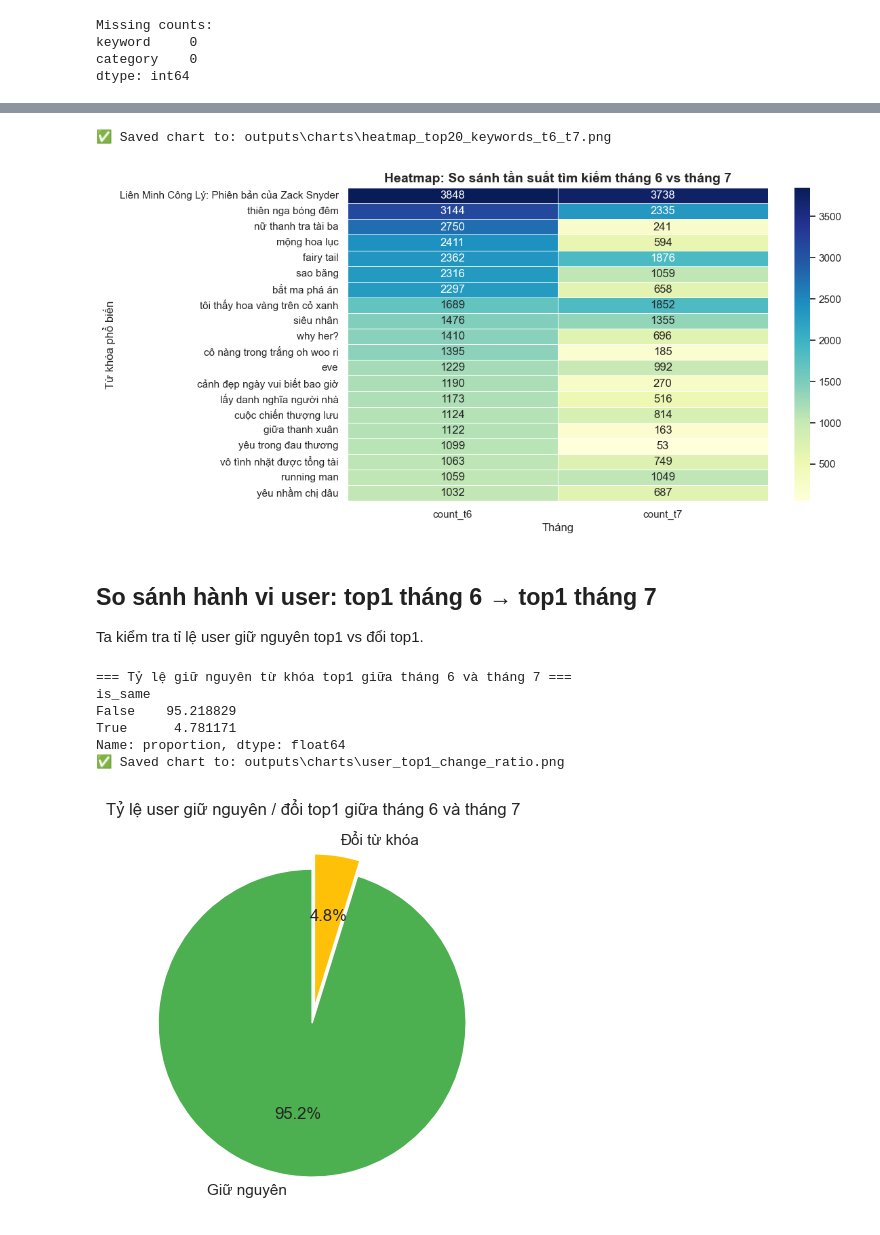
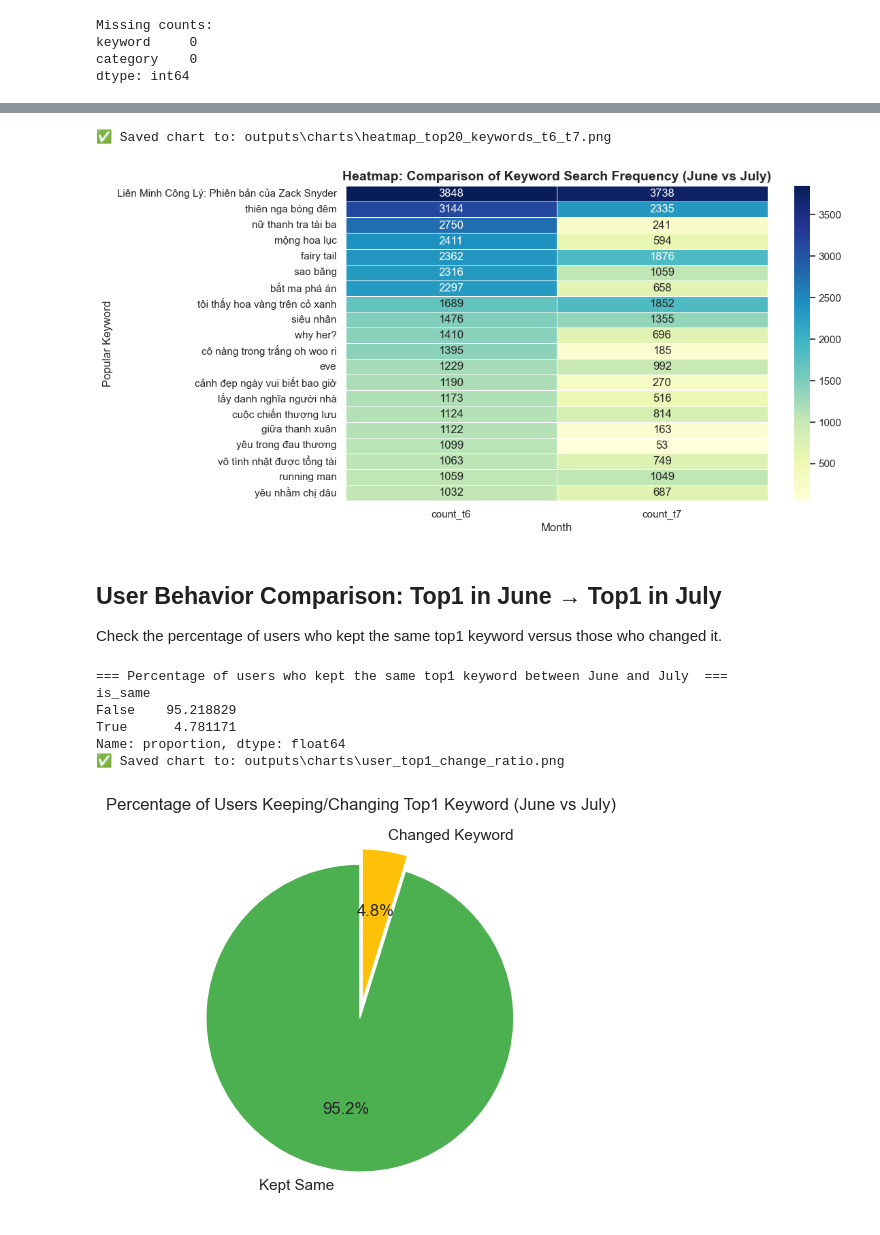
Before and after one commit to DiuNH1710/ETL_log_search, a Jupyter notebook: eda_keywords.ipynb, the cells around one changed output, grey strips where cells are left out. Cells and saved outputs as stored; diff of their text form; code cells hidden in the pictures.

```diff
--- a/eda_keywords.ipynb
+++ b/eda_keywords.ipynb
@@ -55,7 +57,7 @@ Charts folder: D:\study_de\Homework\log_search_etl\outputs\charts
 # %%
 def savefig(filename: str):
     """
-    Lưu biểu đồ hiện tại vào thư mục outputs/charts
+    Save the current plot to the outputs/charts folder.
     """
     filepath = CHARTS_DIR / f"{filename}.png"
     plt.savefig(filepath, dpi=300, bbox_inches="tight")
@@ -73,51 +75,51 @@ from typing import Optional
 import glob
 
 def read_single_csv_from_folder(folder: Path) -> pd.DataFrame:
-    """Đọc 1 file CSV và báo số dòng bị bỏ qua."""
+    """ Read a single CSV file from the given folder and report the number of skipped lines."""
     pattern = str(folder / "*.csv")
     files = [f for f in glob.glob(pattern) if not os.path.basename(f).startswith("._") and "_SUCCESS" not in os.path.basename(f)]
     if not files:
-        raise FileNotFoundError(f"Không tìm thấy file CSV trong {folder}")
+        raise FileNotFoundError(f"No CSV file found in {folder}")
 
     file_path = files[0]
-    print(f"Đang đọc: {os.path.basename(file_path)}")
+    print(f"Reading file: {os.path.basename(file_path)}")
 
-    # Đếm tổng số dòng trong file
+    # Count total lines in the file
     with open(file_path, "r", encoding="utf-8") as f:
         total_lines = sum(1 for _ in f)
 
-    # Đọc với pandas, bỏ qua dòng lỗi
+    # Read with pandas, skip bad lines
     df = pd.read_csv(file_path, on_bad_lines="skip", engine="python")
 
-    skipped = total_lines - len(df) - 1  # Trừ 1 vì dòng header
-    print(f" Đọc thành công {len(df):,} dòng. Bỏ qua khoảng {skipped:,} dòng lỗi.")
+    skipped = total_lines - len(df) - 1  # subtract 1 for header
+    print(f"Successfully read {len(df):,} rows. Skipped approximately {skipped:,} bad lines.")
 
     return df
 
-# Đọc các bảng chính (bắt lỗi nếu thiếu)
+# Read main tables (handle errors if missing)
 try:
     df_top_month = read_single_csv_from_folder(OUTPUTS_DIR / "top_keyword_by_month")
 except Exception as e:
-    print("Không đọc được top_keyword_by_month:", e)
+    print("Failed to read top_keyword_by_month:", e)
     df_top_month = pd.DataFrame()
 
 try:
     df_top1 = read_single_csv_from_folder(OUTPUTS_DIR / "top1_keywords")
 except Exception as e:
-    print("Không đọc được top1_keywords:", e)
+    print("Failed to read top1_keywords:", e)
     df_top1 = pd.DataFrame()
 
 try:
     df_top3 = read_single_csv_from_folder(OUTPUTS_DIR / "top3_keywords")
 except Exception as e:
-    print("Không đọc được top3_keywords:", e)
+    print("Failed to read top3_keywords:", e)
     df_top3 = pd.DataFrame()
 
 classified_path = OUTPUTS_DIR / "keyword_classified_top30.csv"
 if classified_path.exists():
     df_classified = pd.read_csv(classified_path)
-    print("Đã đọc keyword_classified_top30.csv")
+    print("Successfully read keyword_classified_top30.csv")
 else:
-    print("Không tìm thấy keyword_classified_top30.csv")
+    print("keyword_classified_top30.csv not found")
     df_classified = pd.DataFrame()
 # %% [output]
@@ -260,74 +262,74 @@ Trực quan hóa **mức độ phổ biến của các từ khóa** giữa hai t
 import seaborn as sns
 import matplotlib.pyplot as plt
 
-# Đếm tần suất xuất hiện của mỗi keyword theo tháng
+# Count keyword occurrences per month
 count_t6 = df_top_month['most_search_t6'].value_counts().reset_index()
 count_t6.columns = ['keyword', 'count_t6']
 
 count_t7 = df_top_month['most_search_t7'].value_counts().reset_index()
 count_t7.columns = ['keyword', 'count_t7']
 
-# Gộp 2 tháng lại
+# Merge two months
 compare_df = pd.merge(count_t6, count_t7, on='keyword', how='outer').fillna(0)
 
-# Lấy top 20 từ khóa phổ biến nhất trong 2 tháng
+# Select top 20 keywords across the two months
 top_keywords = compare_df.nlargest(20, ['count_t6', 'count_t7']).set_index('keyword')
 
-# Vẽ heatmap
+# Plot heatmap
 plt.figure(figsize=(10, 6))
 sns.heatmap(
     top_keywords,
-    annot=True,            # hiển thị số trên ô
+    annot=True,            # display numbers in cells
     fmt=".0f",
-    cmap="YlGnBu",         # bảng màu từ vàng → xanh lam
+    cmap="YlGnBu",         # color map: yellow → blue
     linewidths=0.5
 )
-plt.title("Heatmap: So sánh tần suất tìm kiếm tháng 6 vs tháng 7", fontsize=14, fontweight='bold')
-plt.xlabel("Tháng")
-plt.ylabel("Từ khóa phổ biến")
+plt.title("Heatmap: Comparison of Keyword Search Frequency (June vs July)", fontsize=14, fontweight='bold')
+plt.xlabel("Month")
+plt.ylabel("Popular Keyword")
 savefig("heatmap_top20_keywords_t6_t7")
 plt.show()
 # %% [output]
 ✅ Saved chart to: outputs\charts\heatmap_top20_keywords_t6_t7.png
-[figure, old version]
+[figure, new version]
 # %% [markdown]
-## So sánh hành vi user: top1 tháng 6 → top1 tháng 7
-Ta kiểm tra tỉ lệ user giữ nguyên top1 vs đổi top1.
+## User Behavior Comparison: Top1 in June → Top1 in July
+Check the percentage of users who kept the same top1 keyword versus those who changed it.
 # %%
-## So sánh hành vi user: top1 tháng 6 → top1 tháng 7
+## User Behavior Comparison: Top1 in June → Top1 in July
 
-# Lấy ra cặp (user_id, most_search_t6, most_search_t7)
+# Select (user_id, most_search_t6, most_search_t7)
 df_compare = df_top_month[['user_id', 'most_search_t6', 'most_search_t7']].dropna(subset=['most_search_t6', 'most_search_t7'])
 
-# Tạo cột mới xác định người dùng có giữ nguyên top1 hay không
+# Create a new column indicating if the user kept the same top1 keyword
 df_compare['is_same'] = df_compare['most_search_t6'] == df_compare['most_search_t7']
 
-# Tính tỷ lệ phần trăm
+# Calculate percentage
 ratio = df_compare['is_same'].value_counts(normalize=True) * 100
 
-print("=== Tỷ lệ giữ nguyên từ khóa top1 giữa tháng 6 và tháng 7 ===")
+print("=== Percentage of users who kept the same top1 keyword between June and July  ===")
 print(ratio)
 
-# Vẽ biểu đồ tròn thể hiện sự thay đổi hành vi
+# Plot pie chart to show user behavior change
 plt.figure(figsize=(5, 5))
 plt.pie(
     ratio,
-    labels=['Giữ nguyên', 'Đổi từ khóa'],
+    labels=['Kept Same', 'Changed Keyword'],
     autopct='%.1f%%',
     colors=['#4CAF50', '#FFC107'],
     startangle=90,
     explode=(0.05, 0.05)
 )
-plt.title("Tỷ lệ user giữ nguyên / đổi top1 giữa tháng 6 và tháng 7")
+plt.title("Percentage of Users Keeping/Changing Top1 Keyword (June vs July)")
 savefig("user_top1_change_ratio")
 
 plt.show()
 # %% [output]
-=== Tỷ lệ giữ nguyên từ khóa top1 giữa tháng 6 và tháng 7 ===
+=== Percentage of users who kept the same top1 keyword between June and July  ===
 is_same
 False    95.218829
 True      4.781171
 Name: proportion, dtype: float64
 ✅ Saved chart to: outputs\charts\user_top1_change_ratio.png
-[figure, old version]
+[figure, new version]
 # %% [markdown]
```
Also changed, not shown: parts of 14 cells of this notebook, 17 other files.
